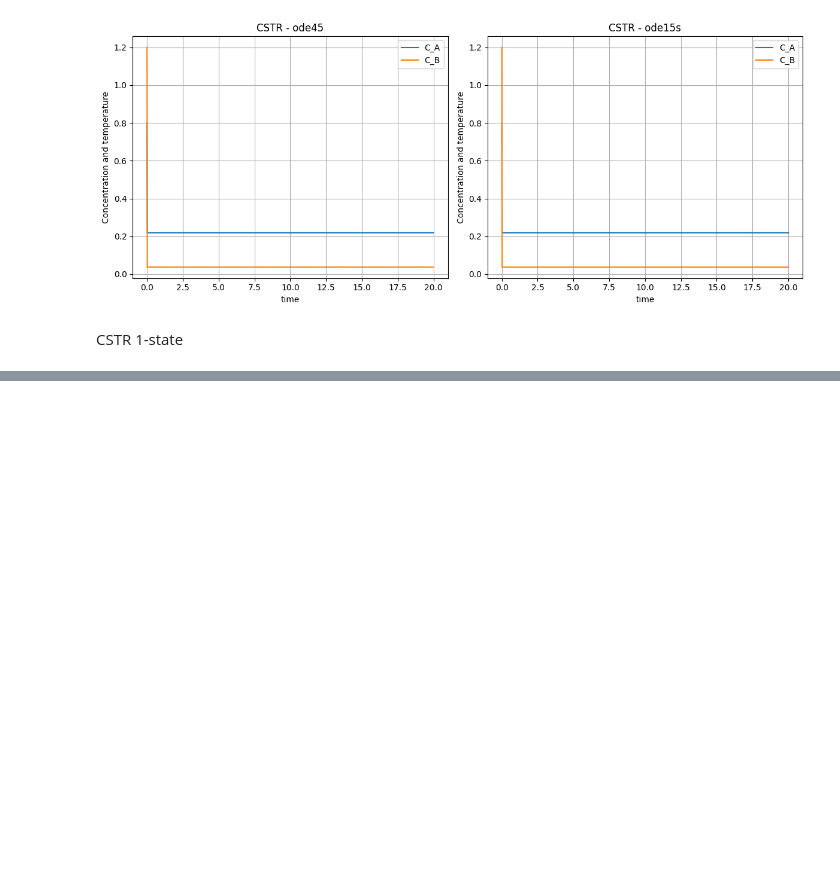
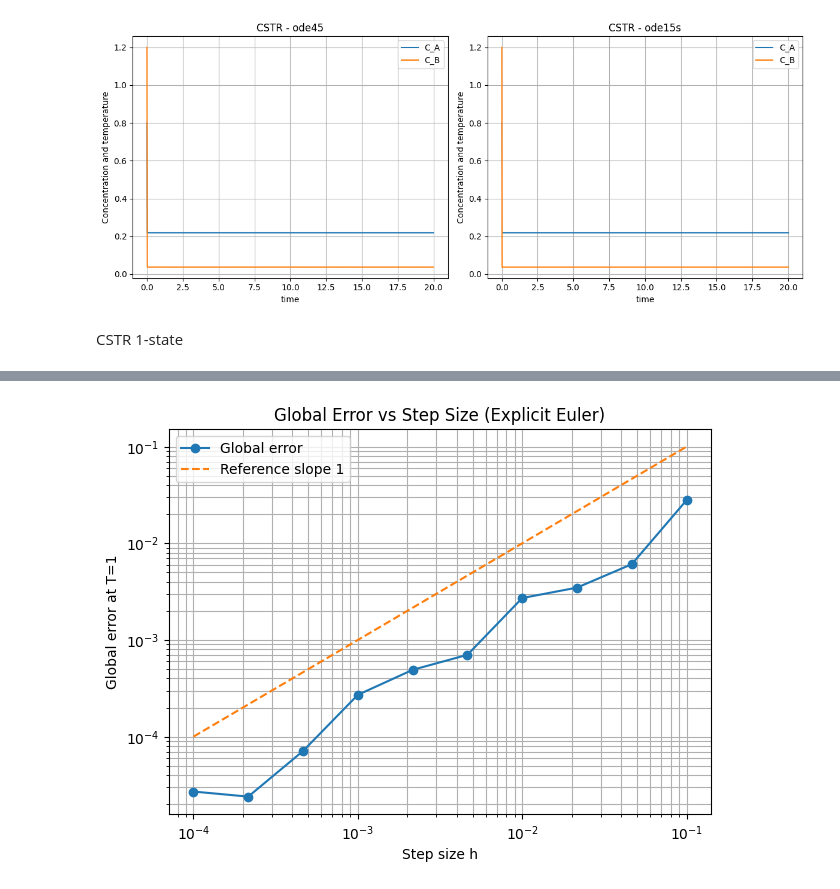
Before and after one commit to EstherCon0/SciComDiff, a Jupyter notebook: Exam.ipynb, the cells around one changed output, grey strips where cells are left out. Cells and saved outputs as stored; diff of their text form; code cells hidden in the pictures; blank space fills up the shorter version.

```diff
--- a/Exam.ipynb
+++ b/Exam.ipynb
@@ -466,0 +589,49 @@ plt.show()
+# %%
+import numpy as np
+import matplotlib.pyplot as plt
+
+# Define a simple ODE: dx/dt = -2x
+def f(t, x):
+    return -2*x
+
+# Analytical solution
+def true_solution(t):
+    return np.exp(-2*t)
+
+# Explicit Euler method
+def euler_step(f, t0, x0, h, N):
+    x = x0
+    t = t0
+    for _ in range(N):
+        x = x + h * f(t, x)
+        t = t + h
+    return x
+
+# Setup
+t0 = 0
+Tfinal = 1
+x0 = 1
+
+# Test different step sizes
+h_values = np.logspace(-4, -1, 10)  # from 1e-4 to 1e-1
+errors = []
+
+for h in h_values:
+    N = int((Tfinal - t0)/h)
+    x_num = euler_step(f, t0, x0, h, N)
+    x_true = true_solution(Tfinal)
+    error = np.abs(x_num - x_true)
+    errors.append(error)
+
+# Plot error vs h
+plt.figure(figsize=(7,5))
+plt.loglog(h_values, errors, 'o-', label='Global error')
+plt.loglog(h_values, h_values, '--', label='Reference slope 1')  # Line of slope 1
+plt.xlabel('Step size h')
+plt.ylabel('Global error at T=1')
+plt.title('Global Error vs Step Size (Explicit Euler)')
+plt.grid(True, which='both')
+plt.legend()
+plt.show()
+# %% [output]
+[figure, added]
```
Also changed, not shown: parts of 4 cells of this notebook, 2 other files.
